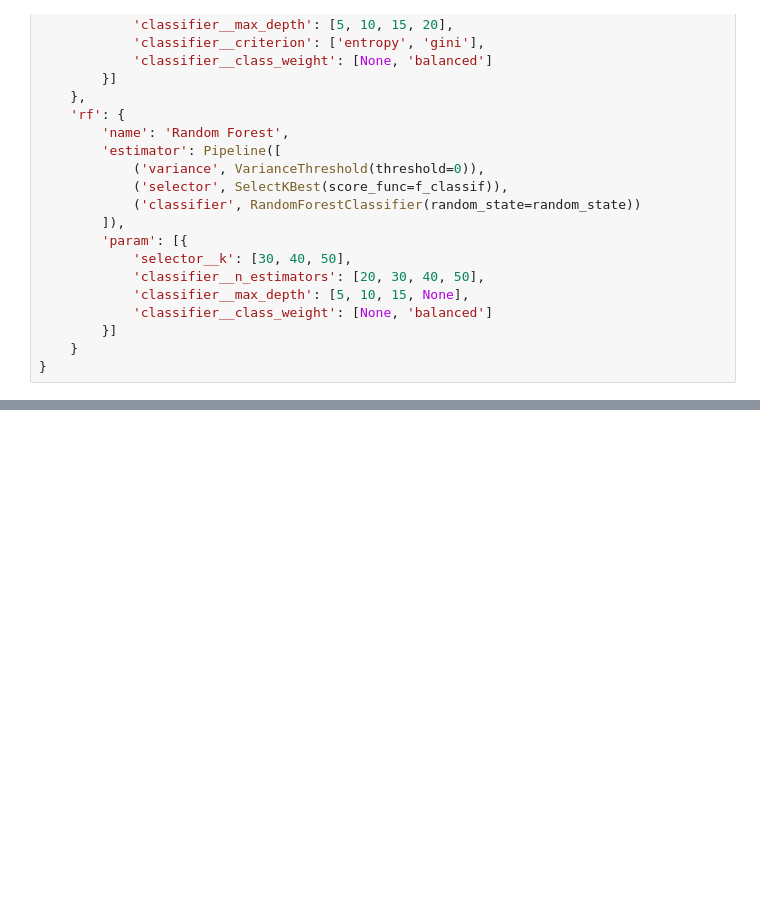
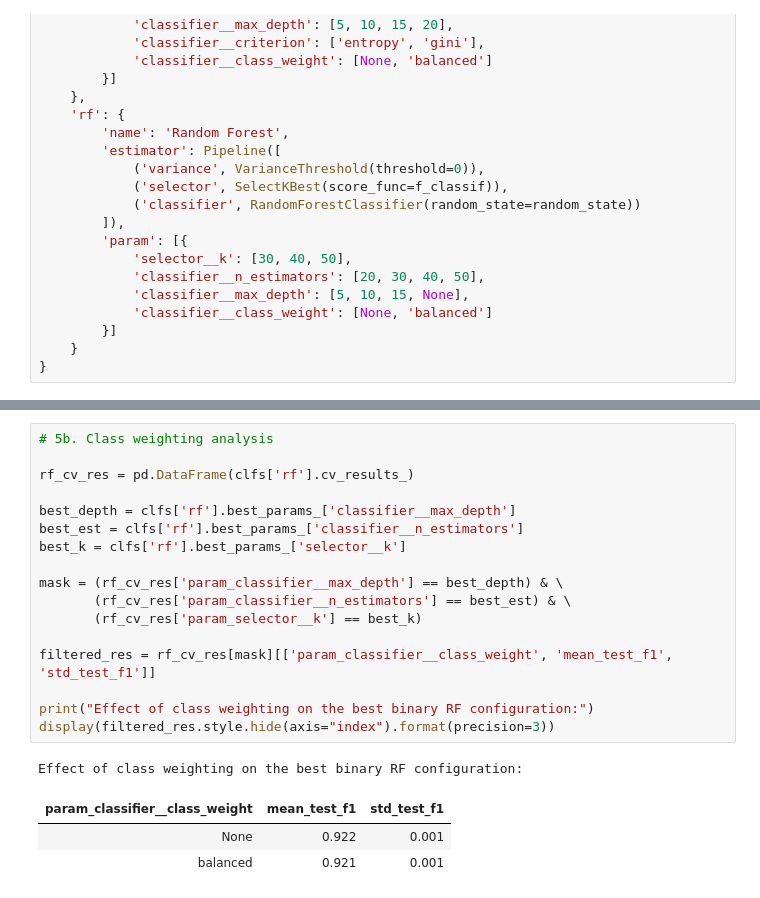
Before and after one commit to simonemontagnini02/Montagnini-IntrusionDetectionUNSW-NB15, a Jupyter notebook: notebooks/04_classification_binary.ipynb, the cells around one changed output, grey strips where cells are left out. Saved outputs shown, nothing was run; the diff lists cells and outputs as text; blank space fills up the shorter version.

```diff
--- a/notebooks/04_classification_binary.ipynb
+++ b/notebooks/04_classification_binary.ipynb
@@ -125 +140,23 @@ Binary classification results (label)
+# %%
+# 5b. Class weighting analysis
+
+rf_cv_res = pd.DataFrame(clfs['rf'].cv_results_)
+
+best_depth = clfs['rf'].best_params_['classifier__max_depth']
+best_est = clfs['rf'].best_params_['classifier__n_estimators']
+best_k = clfs['rf'].best_params_['selector__k']
+
+mask = (rf_cv_res['param_classifier__max_depth'] == best_depth) & \
+       (rf_cv_res['param_classifier__n_estimators'] == best_est) & \
+       (rf_cv_res['param_selector__k'] == best_k)
+
+filtered_res = rf_cv_res[mask][['param_classifier__class_weight', 'mean_test_f1', 'std_test_f1']]
+
+print("Effect of class weighting on the best binary RF configuration:")
+display(filtered_res.style.hide(axis="index").format(precision=3))
+# %% [output]
+Effect of class weighting on the best binary RF configuration:
+| param_classifier__class_weight | mean_test_f1 | std_test_f1 |
+| None | 0.922 | 0.001 |
+| balanced | 0.921 | 0.001 |
 # %%
```
Also changed, not shown: parts of 7 cells of this notebook, 12 other files.
